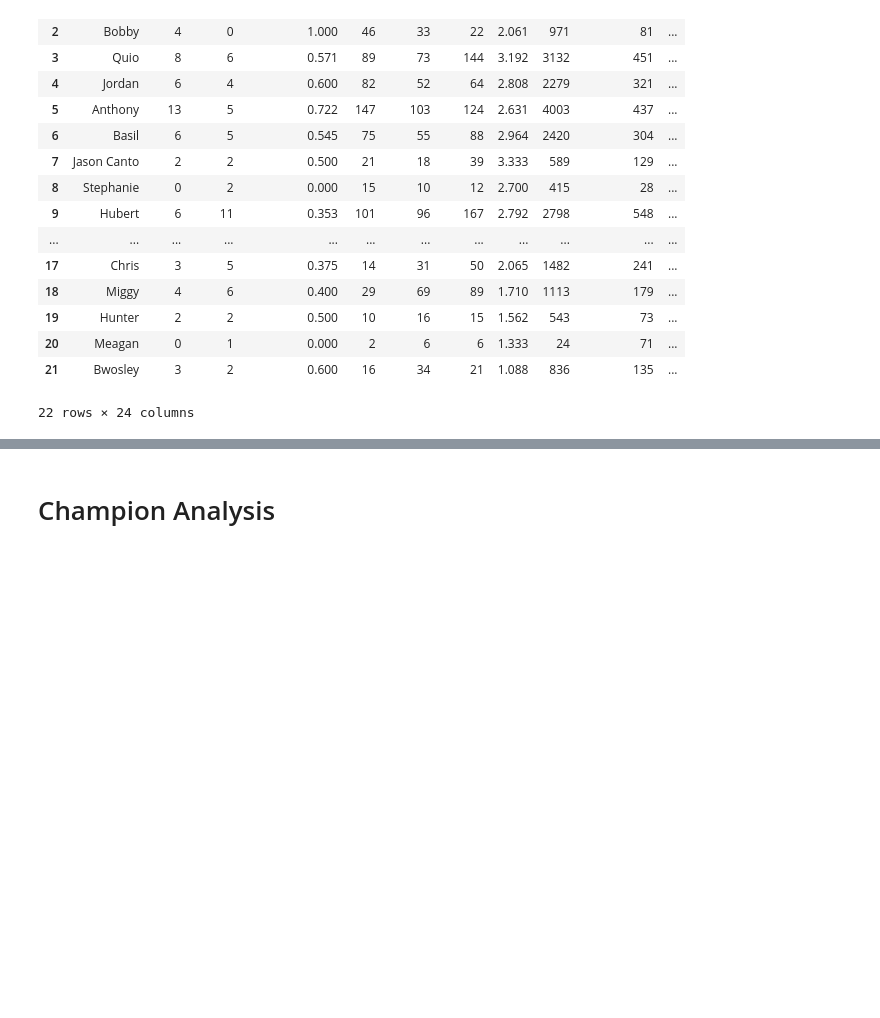
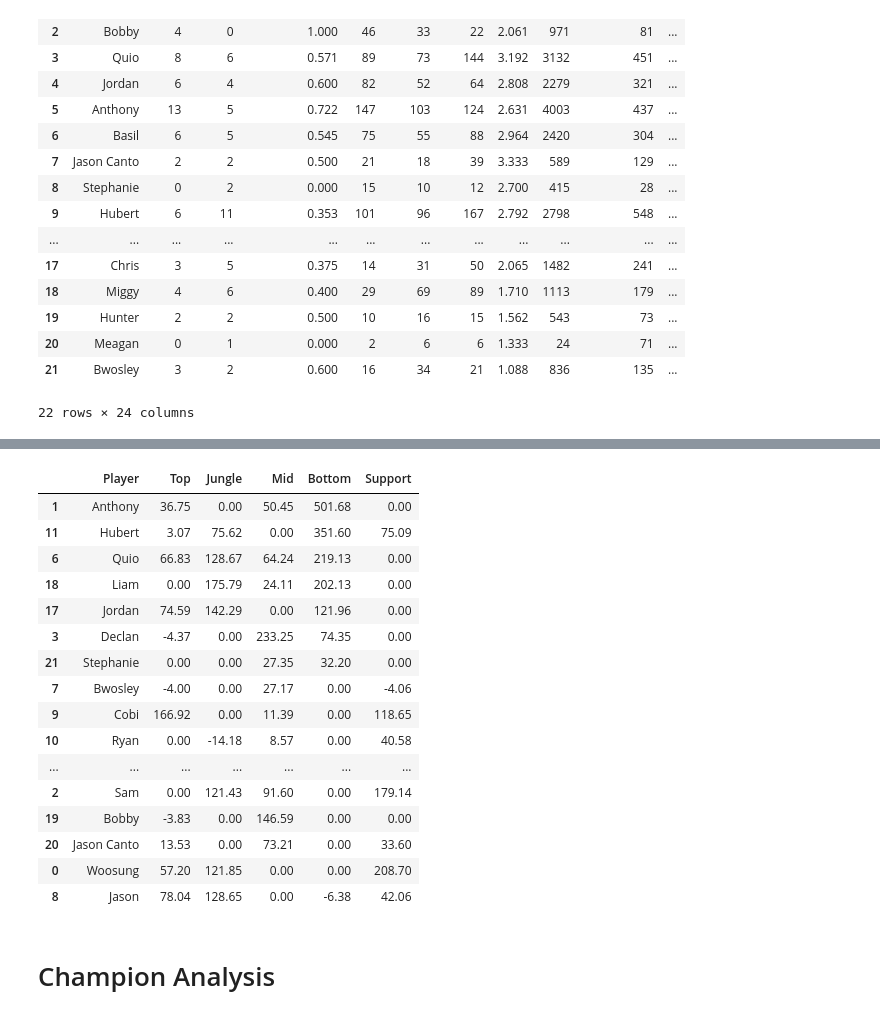
Before and after one commit to raclan/HLCS, a Jupyter notebook: stats_notebook.ipynb, the cells around one changed output, grey strips where cells are left out. Cells and saved outputs as stored; diff of their text form; code cells hidden in the pictures; blank space fills up the shorter version.

```diff
--- a/stats_notebook.ipynb
+++ b/stats_notebook.ipynb
@@ -316,3 +403,37 @@ final_ps.to_csv(cwd + '/ExportData/PlayerStats/HLCS_player_statistics_'+ date +
+# %%
+def get_role_scores(player):
+
+    scores = [player]
+
+    for r in ['Top', 'Jungle', 'Mid', 'Bottom', 'Support']:
+        scores.append(np.sum(raw_ps[raw_ps['Player'] == player][raw_ps['Role'] == r]['Fantasy Score']))
+
+    return scores
+# %%
+role_scores = pd.DataFrame(columns=['Player', 'Top', 'Jungle', 'Mid', 'Bottom', 'Support'])
+
+for p in raw_ps['Player'].unique():
+    role_scores.loc[len(role_scores)] = get_role_scores(p)
+# %%
+role_scores.fillna(0).sort_values(by='Bottom', ascending=False)
+# %% [output]
+|  | Player | Top | Jungle | Mid | Bottom | Support |
+| 1 | Anthony | 36.75 | 0.00 | 50.45 | 501.68 | 0.00 |
+| 11 | Hubert | 3.07 | 75.62 | 0.00 | 351.60 | 75.09 |
+| 6 | Quio | 66.83 | 128.67 | 64.24 | 219.13 | 0.00 |
+| 18 | Liam | 0.00 | 175.79 | 24.11 | 202.13 | 0.00 |
+| 17 | Jordan | 74.59 | 142.29 | 0.00 | 121.96 | 0.00 |
+| 3 | Declan | -4.37 | 0.00 | 233.25 | 74.35 | 0.00 |
+| 21 | Stephanie | 0.00 | 0.00 | 27.35 | 32.20 | 0.00 |
+| 7 | Bwosley | -4.00 | 0.00 | 27.17 | 0.00 | -4.06 |
+| 9 | Cobi | 166.92 | 0.00 | 11.39 | 0.00 | 118.65 |
+| 10 | Ryan | 0.00 | -14.18 | 8.57 | 0.00 | 40.58 |
+| ... | ... | ... | ... | ... | ... | ... |
+| 2 | Sam | 0.00 | 121.43 | 91.60 | 0.00 | 179.14 |
+| 19 | Bobby | -3.83 | 0.00 | 146.59 | 0.00 | 0.00 |
+| 20 | Jason Canto | 13.53 | 0.00 | 73.21 | 0.00 | 33.60 |
+| 0 | Woosung | 57.20 | 121.85 | 0.00 | 0.00 | 208.70 |
+| 8 | Jason | 78.04 | 128.65 | 0.00 | -6.38 | 42.06 |
 # %% [markdown]
 # Champion Analysis
 # %%
```
Also changed, not shown: parts of 10 cells of this notebook, 5 other files.
